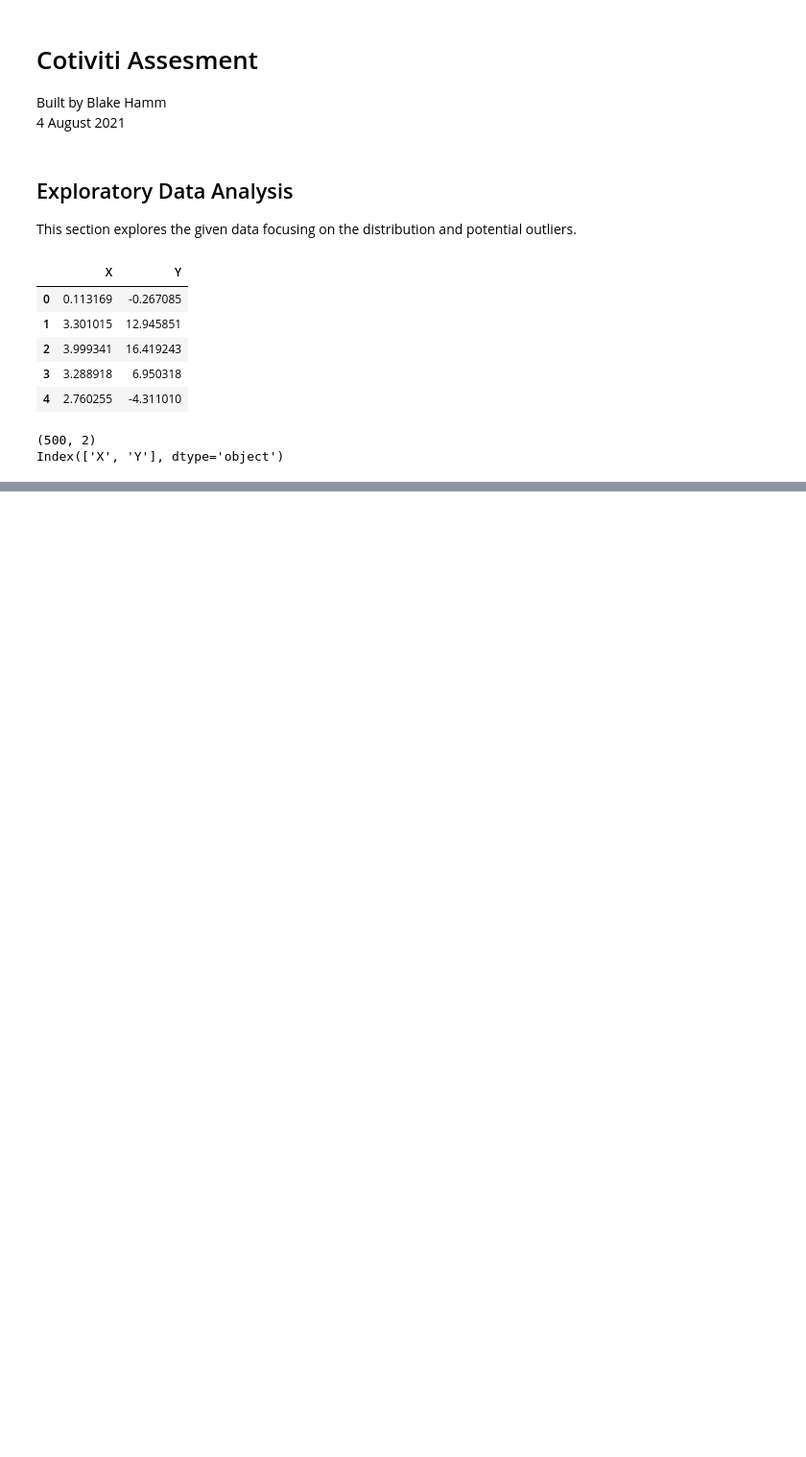
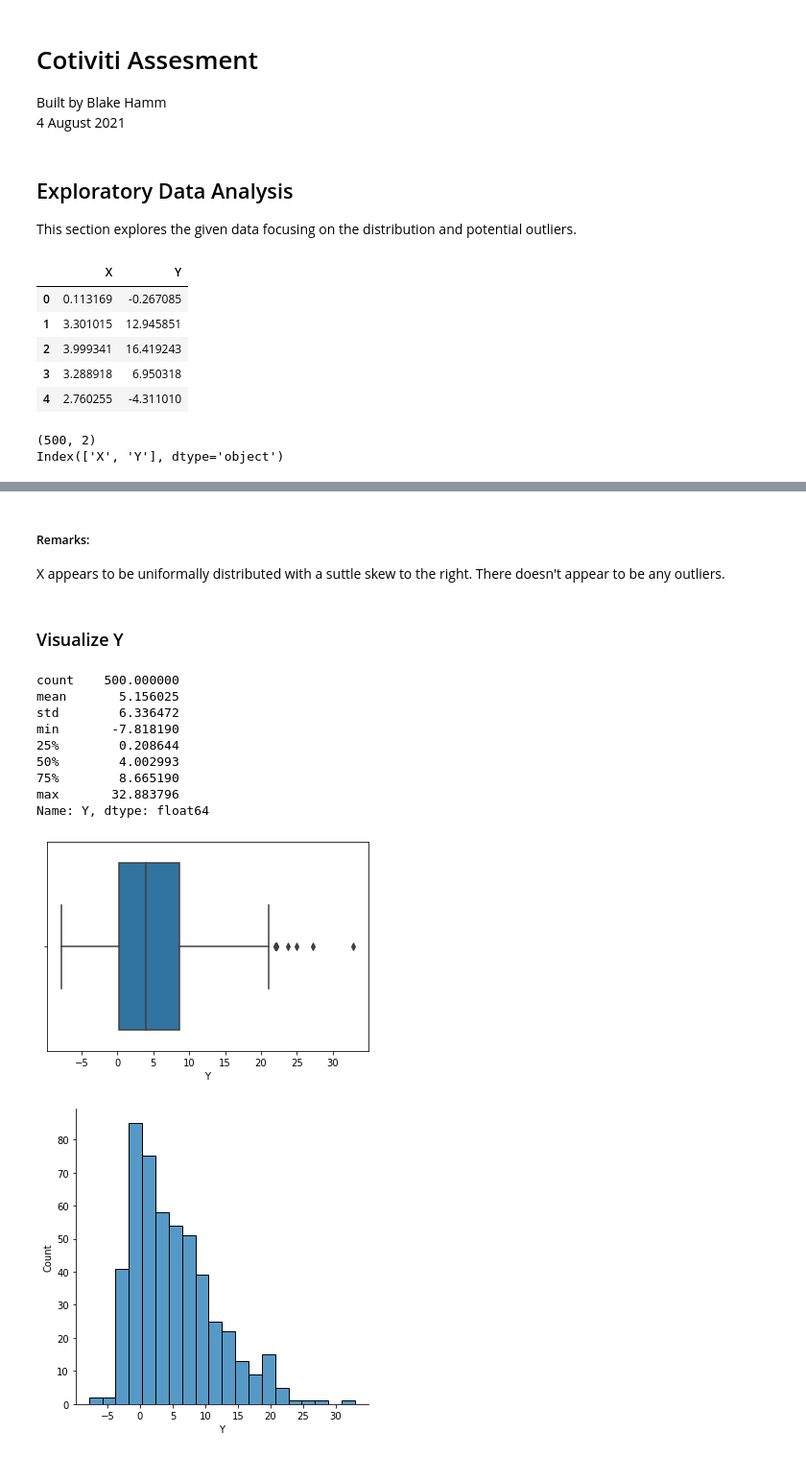
Before and after one commit to blake-hamm/cotiviti_test, a Jupyter notebook: Cotiviti_Assesment.ipynb, the cells around one changed output, grey strips where cells are left out. Shown at 96% size. Drawn from its saved outputs; the diff is of its cells as text; code cells hidden in the pictures; blank space fills up the shorter version.

```diff
--- a/Cotiviti_Assesment.ipynb
+++ b/Cotiviti_Assesment.ipynb
@@ -29,0 +56,22 @@ Index(['X', 'Y'], dtype='object')
+# %% [markdown]
+##### Remarks:
+X appears to be uniformally distributed with a suttle skew to the right. There doesn't appear to be any outliers.
+# %% [markdown]
+### Visualize Y
+# %%
+# Boxplot, histogram and descriptive statistics
+ax1 = sns.boxplot(y1)
+ax2 = sns.displot(y1, bins = 20)
+y1.describe()
+# %% [output]
+count    500.000000
+mean       5.156025
+std        6.336472
+min       -7.818190
+25%        0.208644
+50%        4.002993
+75%        8.665190
+max       32.883796
+Name: Y, dtype: float64
+[figure, added]
+[figure, added]
```
Also changed, not shown: parts of 15 cells of this notebook.
